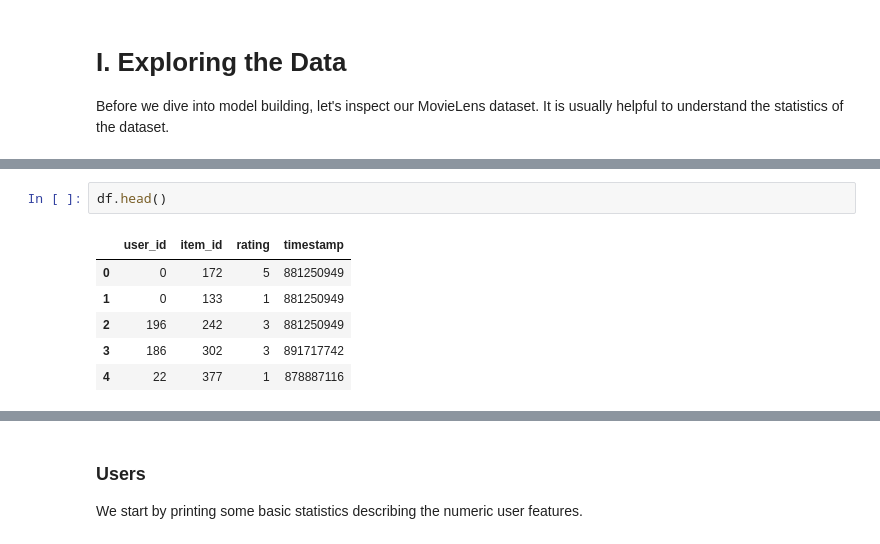
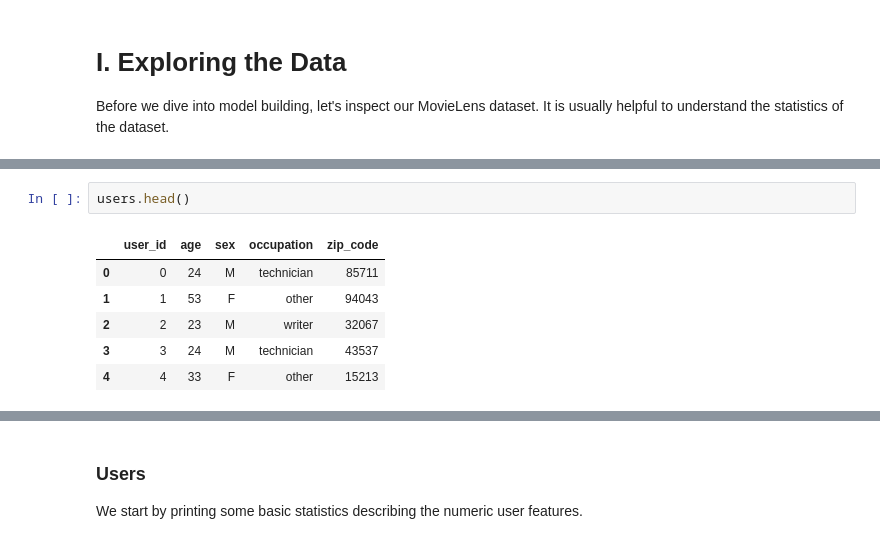
Before and after one commit to machtg/movie-recommendation-bangkit, a Jupyter notebook: Movie_Recommendation.ipynb, the cells around one changed output, grey strips where cells are left out. Saved outputs shown, nothing was run; the diff lists cells and outputs as text.

Commit message:
Make some corrections in dataframe

```diff
--- a/Movie_Recommendation.ipynb
+++ b/Movie_Recommendation.ipynb
@@ -77,10 +162,10 @@ df.columns=['user_id','item_id','rating','timestamp']
 # %%
-df.head()
+users.head()
 # %% [output]
-|  | user_id | item_id | rating | timestamp |
-| 0 | 0 | 172 | 5 | 881250949 |
-| 1 | 0 | 133 | 1 | 881250949 |
-| 2 | 196 | 242 | 3 | 881250949 |
-| 3 | 186 | 302 | 3 | 891717742 |
-| 4 | 22 | 377 | 1 | 878887116 |
+|  | user_id | age | sex | occupation | zip_code |
+| 0 | 0 | 24 | M | technician | 85711 |
+| 1 | 1 | 53 | F | other | 94043 |
+| 2 | 2 | 23 | M | writer | 32067 |
+| 3 | 3 | 24 | M | technician | 43537 |
+| 4 | 4 | 33 | F | other | 15213 |
 # %%
```
Also changed, not shown: parts of 21 cells of this notebook.
